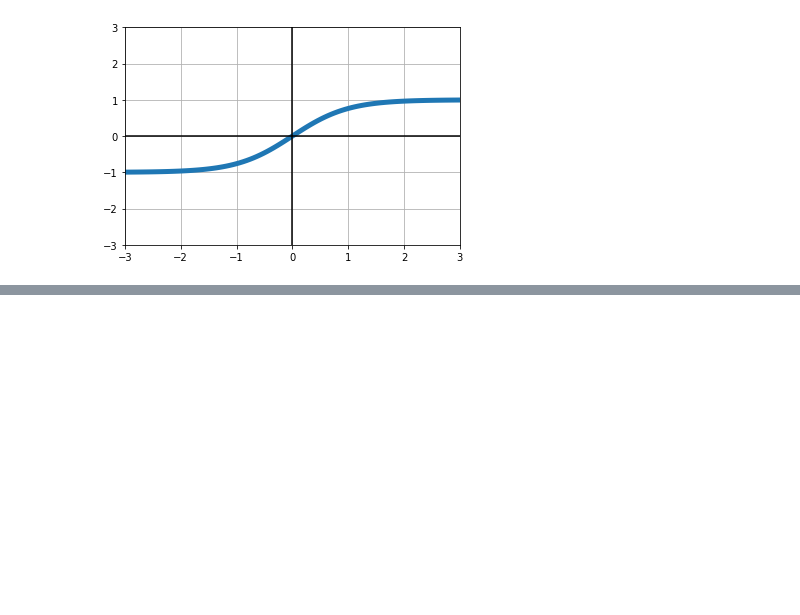
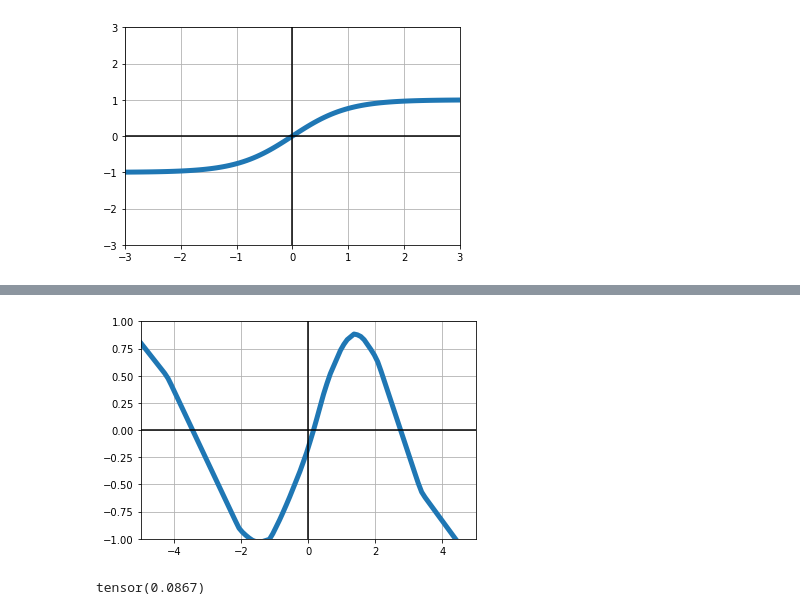
Before and after one commit to franciscodominguezmateos/IntroduccionDeepLearning, a Jupyter notebook: pyTorchIntro_22011401.ipynb, the cells around one changed output, grey strips where cells are left out. Saved outputs shown, nothing was run; the diff lists cells and outputs as text; code cells hidden in the pictures; blank space fills up the shorter version.

```diff
--- a/pyTorchIntro_22011401.ipynb
+++ b/pyTorchIntro_22011401.ipynb
@@ -91,0 +248,2 @@ plot(xs.numpy(),ys.numpy())
+# %%
+loss=((y-y_target)**2).sum()
@@ -91,0 +252,4 @@ plot(xs.numpy(),ys.numpy())
+# %%
+for p in net.parameters():
+    p.data.add(-0.001*p.grad)
+    p.grad.data.zero_()
@@ -91,0 +260,17 @@ plot(xs.numpy(),ys.numpy())
+# %%
+for _ in range(100):
+    y=net(x)
+    loss=((y-y_target)**2).sum()
+    loss.backward()
+    for p in net.parameters():
+        p.data.add_(-0.001*p.grad)
+        p.grad.data.zero_()
+# %%
+plot(x.detach().numpy(),y.detach().numpy(),ylim=(-1,1),xlim=(-5,5))
+# %% [output]
+[figure, added]
+# %%
+loss_fn=nn.MSELoss()
+loss_fn(torch.Tensor([1.4,3.3,1.9]),torch.Tensor([1,3,2]))
+# %% [output]
+tensor(0.0867)
```
Also changed, not shown: parts of 54 cells of this notebook, 2 other files.
